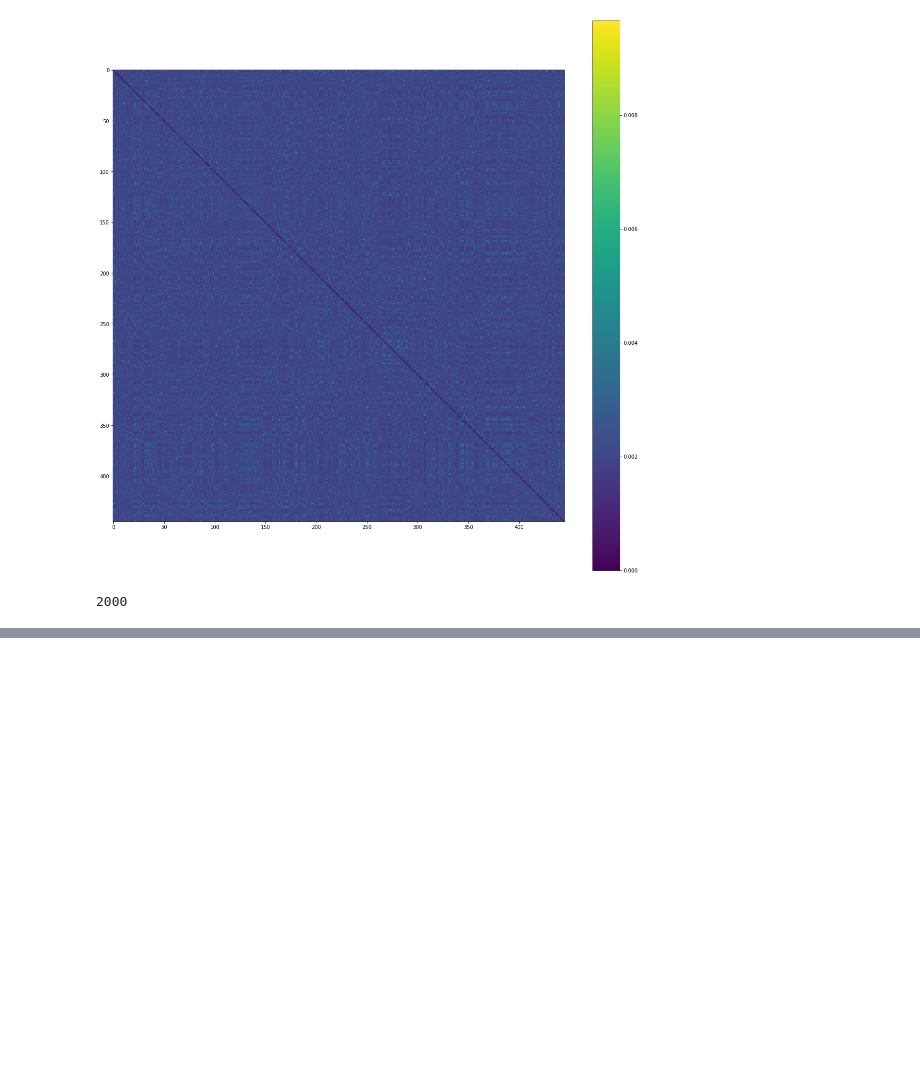
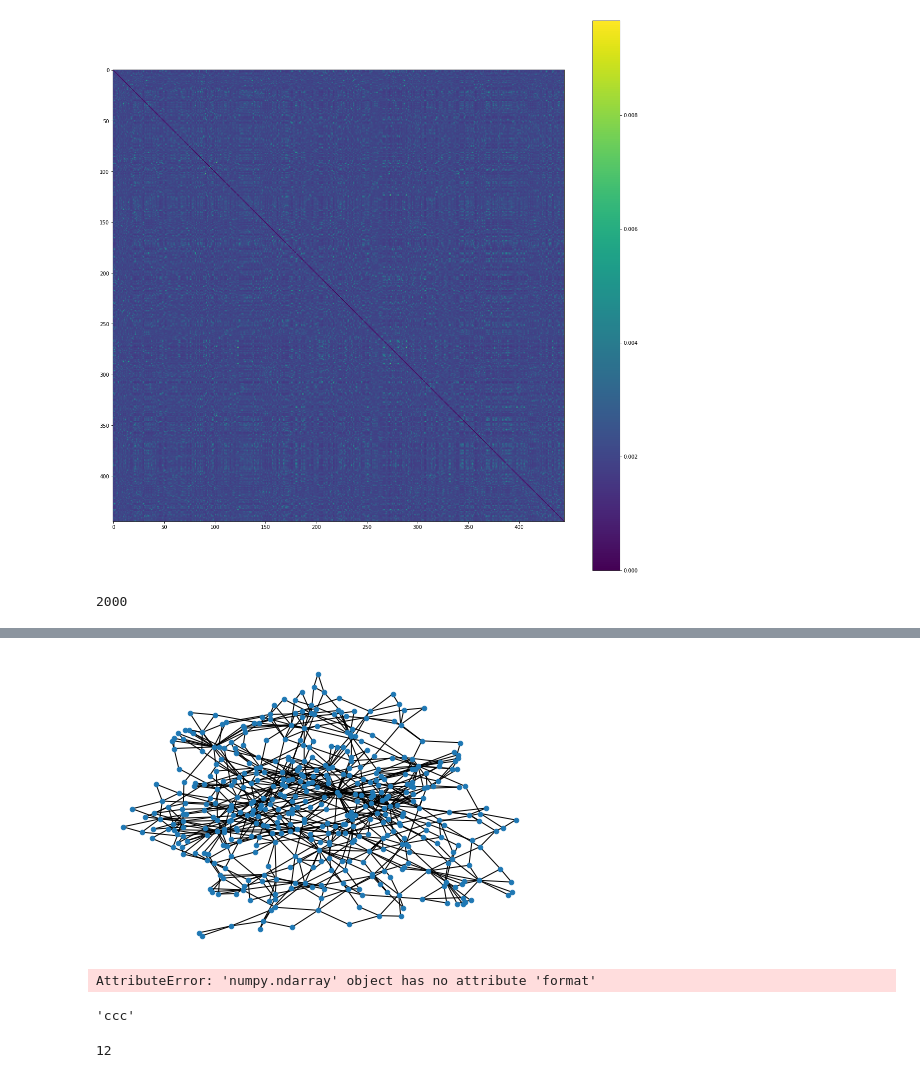
Before and after one commit to colombelli/gat-cancer-staging, a Jupyter notebook: notebooks/spectral_clustering.ipynb, the cells around one changed output, grey strips where cells are left out. Saved outputs shown, nothing was run; the diff lists cells and outputs as text; code cells hidden in the pictures; blank space fills up the shorter version.

Commit message:
Add modifications to run knn graph experiments

```diff
--- a/notebooks/spectral_clustering.ipynb
+++ b/notebooks/spectral_clustering.ipynb
@@ -134,11 +134,11 @@ def generate_csvs(edges_df, class_df, max_each_feature=100, multi_omics=True):
     return
 
 
-def get_snf_network(dfs_values_matrices, class_df, t=20):
-    affinity_networks = snf.make_affinity(dfs_values_matrices)
+def get_snf_network(dfs_values_matrices, class_df, t=20, K=20):
+    affinity_networks = snf.make_affinity(dfs_values_matrices, K=K)
     fused_network = snf.snf(affinity_networks, t=t)
+    np.fill_diagonal(fused_network, 1)
     return fused_network
-    #np.fill_diagonal(fused_network, 1)
     #G = nx.from_pandas_adjacency(pd.DataFrame(data=fused_network, index=class_df.index.values, columns=class_df.index.values), create_using=nx.Graph())
     #return nx.to_pandas_edgelist(G)
 
@@ -192,7 +192,7 @@ for cancer in cancers:
     df3 = pd.read_csv(f"{base}{cancer}_Methy.csv", index_col=0).T
     dfs_values.append(df3.loc[class_df.index, :].values)
 
-    affinity_matrix = get_snf_network(dfs_values, class_df)
+    affinity_matrix = get_snf_network(dfs_values, class_df, K=4)
 
     labels = spectral_clustering(affinity_matrix, n_clusters=4)
     predictions[cancer] = labels
@@ -264,0 +300,5 @@ len(df1.columns)
+# %%
+from sklearn.neighbors import kneighbors_graph
+
+G = kneighbors_graph(df1, 3, mode='connectivity', include_self=True)
+G = G.toarray()
@@ -264,0 +308,9 @@ len(df1.columns)
+# %%
+rows, cols = np.where(G == 1)
+edges = zip(rows.tolist(), cols.tolist())
+gr = nx.Graph()
+gr.add_edges_from(edges)
+nx.draw(gr, node_size=20)
+plt.show()
+# %% [output]
+[figure, added]
@@ -264,0 +319,15 @@ len(df1.columns)
+# %%
+G2 = nx.from_scipy_sparse_matrix(G)
+nx.draw_circular(G2)
+plt.axis('equal')
+# %% [output]
+AttributeError: 'numpy.ndarray' object has no attribute 'format'
+# %%
+a = "aa/bbb/ccc/"
+a.split("/")[-2]
+# %% [output]
+'ccc'
+# %%
+int("12")
+# %% [output]
+12
```
Also changed, not shown: parts of 7 cells of this notebook, 4 other files.
